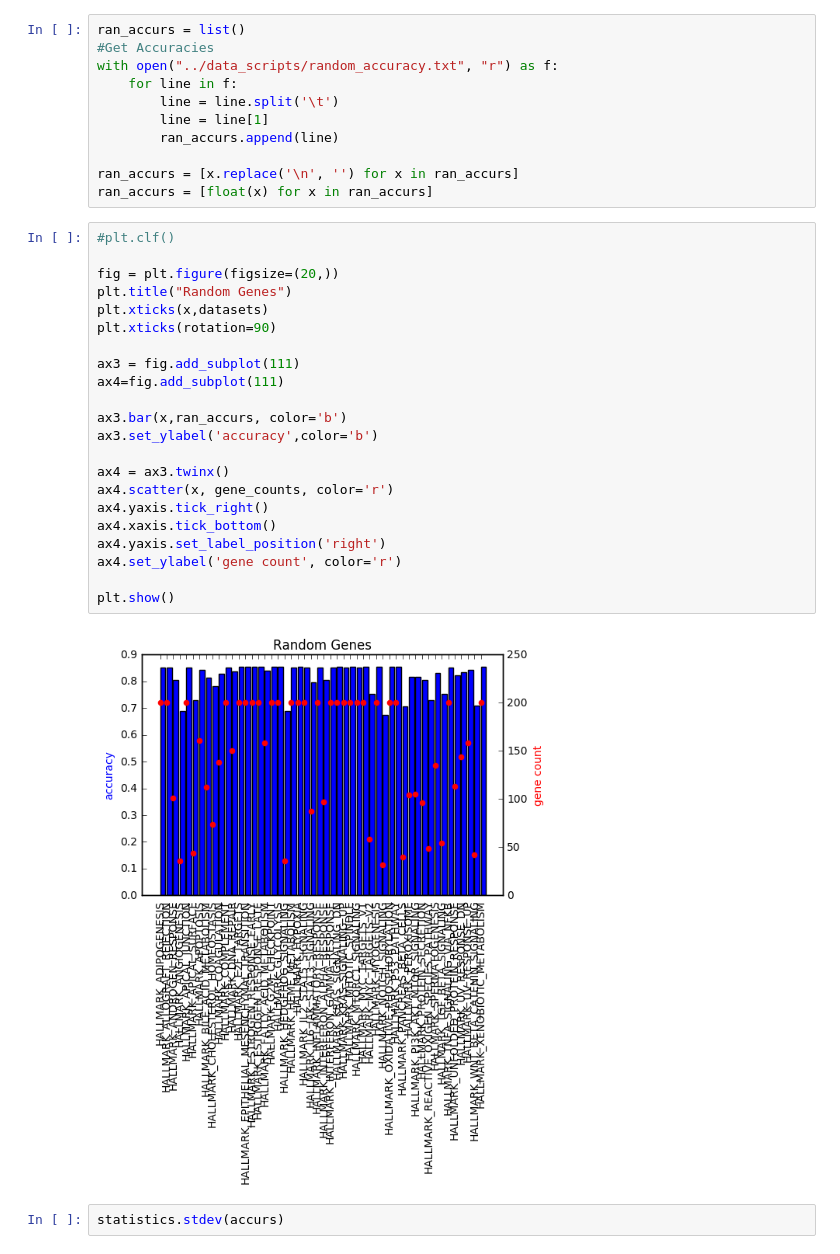
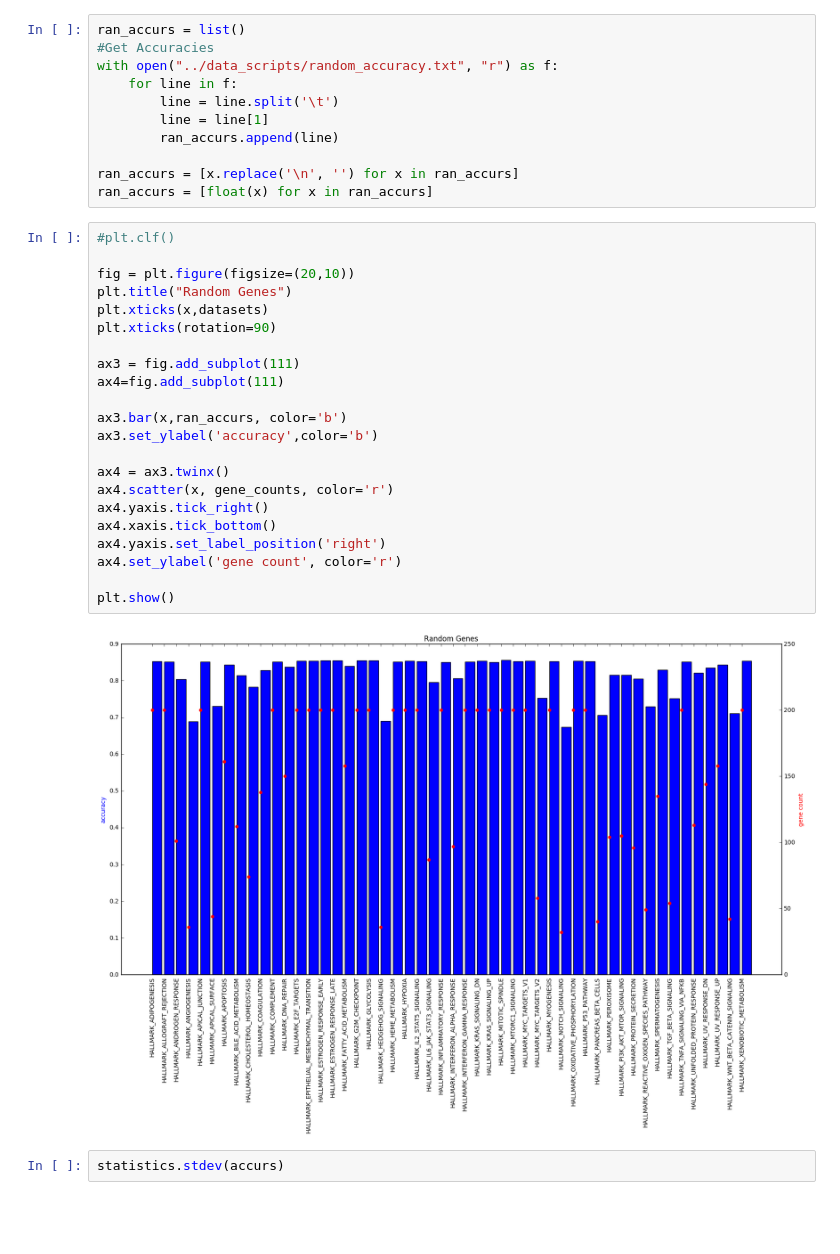
Before and after one commit to SystemsGenetics/gene-oracle, a Jupyter notebook: notebooks/AccuracyPlots.ipynb, the cells around one changed output. Drawn from its saved outputs; the diff is of its cells as text; blank space fills up the shorter version.

Commit message:
fixed the plots

```diff
--- a/notebooks/AccuracyPlots.ipynb
+++ b/notebooks/AccuracyPlots.ipynb
@@ -60,27 +60,27 @@ ran_accurs = [float(x) for x in ran_accurs]
 # %%
 #plt.clf()
 
-fig = plt.figure(figsize=(20,))
+fig = plt.figure(figsize=(20,10))
 plt.title("Random Genes")
 plt.xticks(x,datasets)
 plt.xticks(rotation=90)
 
 ax3 = fig.add_subplot(111)
 ax4=fig.add_subplot(111)
 
 ax3.bar(x,ran_accurs, color='b')
 ax3.set_ylabel('accuracy',color='b')
 
 ax4 = ax3.twinx()
 ax4.scatter(x, gene_counts, color='r')
 ax4.yaxis.tick_right()
 ax4.xaxis.tick_bottom()
 ax4.yaxis.set_label_position('right')
 ax4.set_ylabel('gene count', color='r')
 
 plt.show()
 # %% [output]
-[figure, old version]
+[figure, new version]
 # %%
 statistics.stdev(accurs)
 # %% [output]
```
Also changed, not shown: parts of 11 cells of this notebook.
